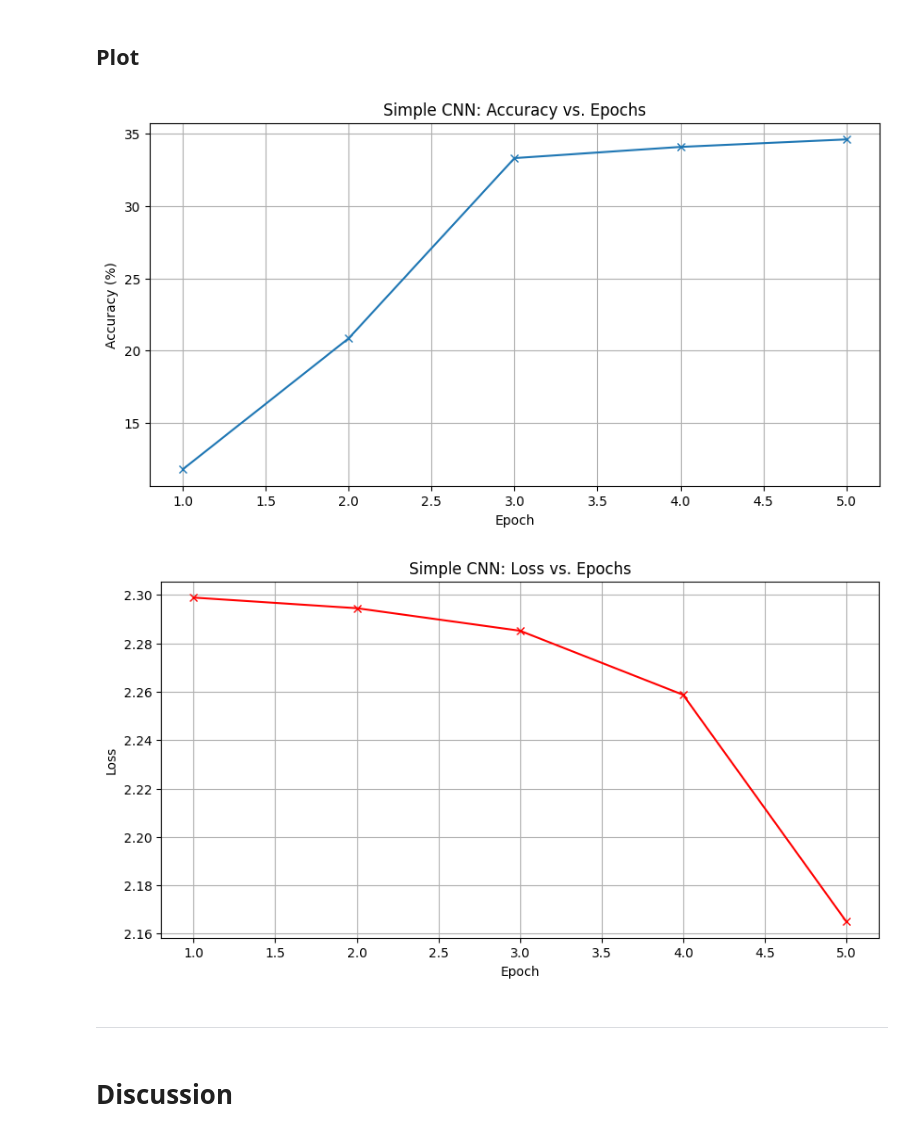
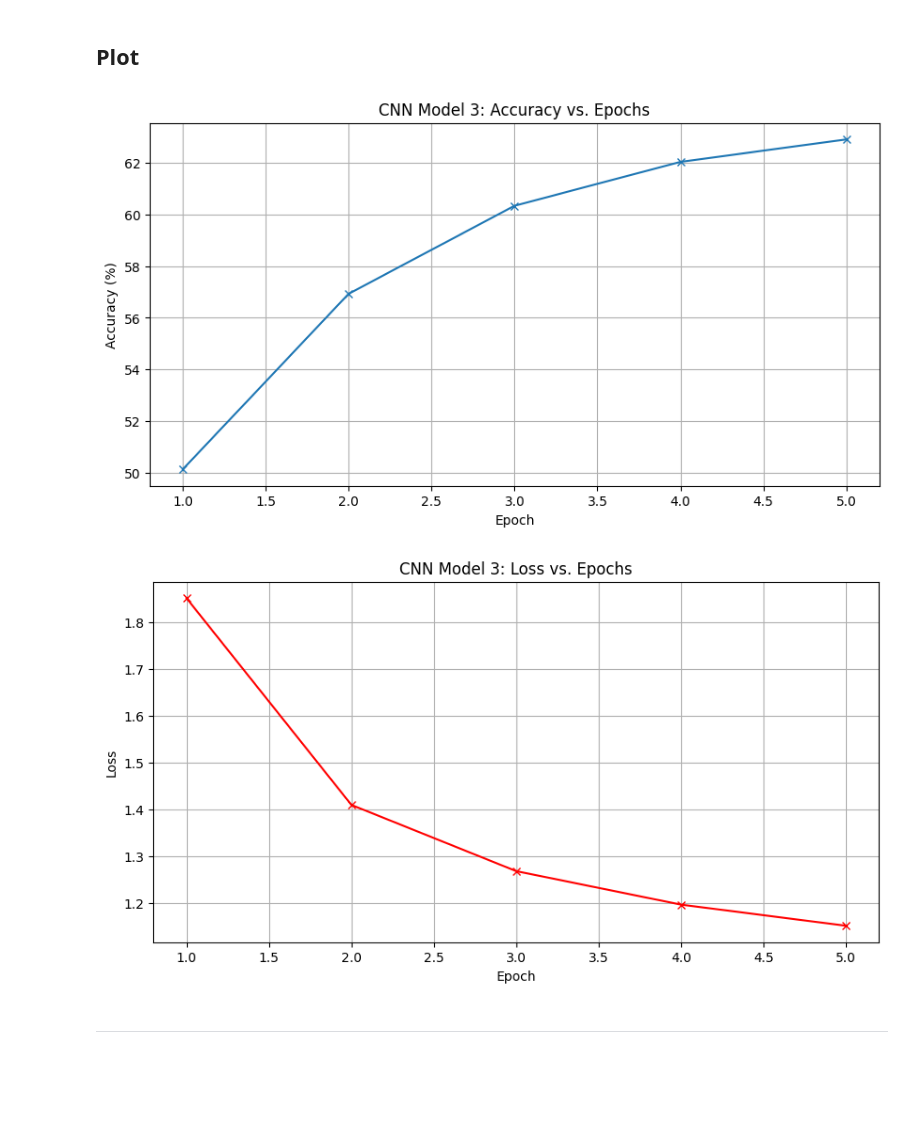
Before and after one commit to Koosmaster/ECE-506, a Jupyter notebook: Parrish_Session_16_models.ipynb, the cells around one changed output. Cells and saved outputs as stored; diff of their text form; code cells hidden in the pictures; blank space fills up the shorter version.

```diff
--- a/Parrish_Session_16_models.ipynb
+++ b/Parrish_Session_16_models.ipynb
@@ -546,7 +505,7 @@ print(f"Using {device} device")
 # Define model
 class SimpleCNN(nn.Module):
     def __init__(self, num_of_rows = 28, num_of_cols = 28,
-                 n_filters1=4, n_filters2=8, out_categories=10):
+                 n_filters1=8, n_filters2=16, out_categories=10):
         super().__init__()
 
         self.conv1 = nn.Conv2d(
@@ -813,7 +772,7 @@ class LinearModel(nn.Module):
 
 ## SimpleCNN
 NeuralNetwork = SimpleCNN
-model_to_use = SimpleCNN(n_filters1=4, n_filters2=8)
+model_to_use = SimpleCNN(n_filters1=16, n_filters2=32)
 
 model = model_to_use.to(device)
 print(f"Using Model: {model.__class__.__name__}") # Name of model print
@@ -948,28 +907,25 @@ Done!
 # %%
 import matplotlib.pyplot as plt
 
 # Plot Accuracy
 plt.figure(figsize=(10, 5))
 plt.plot(range(1, epochs + 1), [acc * 100 for acc in accuracy_h], marker='x')
-plt.title('Simple CNN: Accuracy vs. Epochs')
+plt.title('CNN Model 3: Accuracy vs. Epochs')
 plt.xlabel('Epoch')
 plt.ylabel('Accuracy (%)') # Update the y-axis label to indicate percentage
 plt.grid(True)
 plt.show()
 
 # Plot Loss
 plt.figure(figsize=(10, 5))
 plt.plot(range(1, epochs + 1), loss_h, marker='x', color='red')
-plt.title('Simple CNN: Loss vs. Epochs')
+plt.title('CNN Model 3: Loss vs. Epochs')
 plt.xlabel('Epoch')
 plt.ylabel('Loss')
 plt.grid(True)
 plt.show()
 # %% [output]
-[figure, old version]
+[figure, new version]
-[figure, old version]
+[figure, new version]
 # %% [markdown]
 ------------------------------------------------------------------------
-# %% [markdown]
-Discussion
-===============
```
Also changed, not shown: parts of 17 cells of this notebook.
